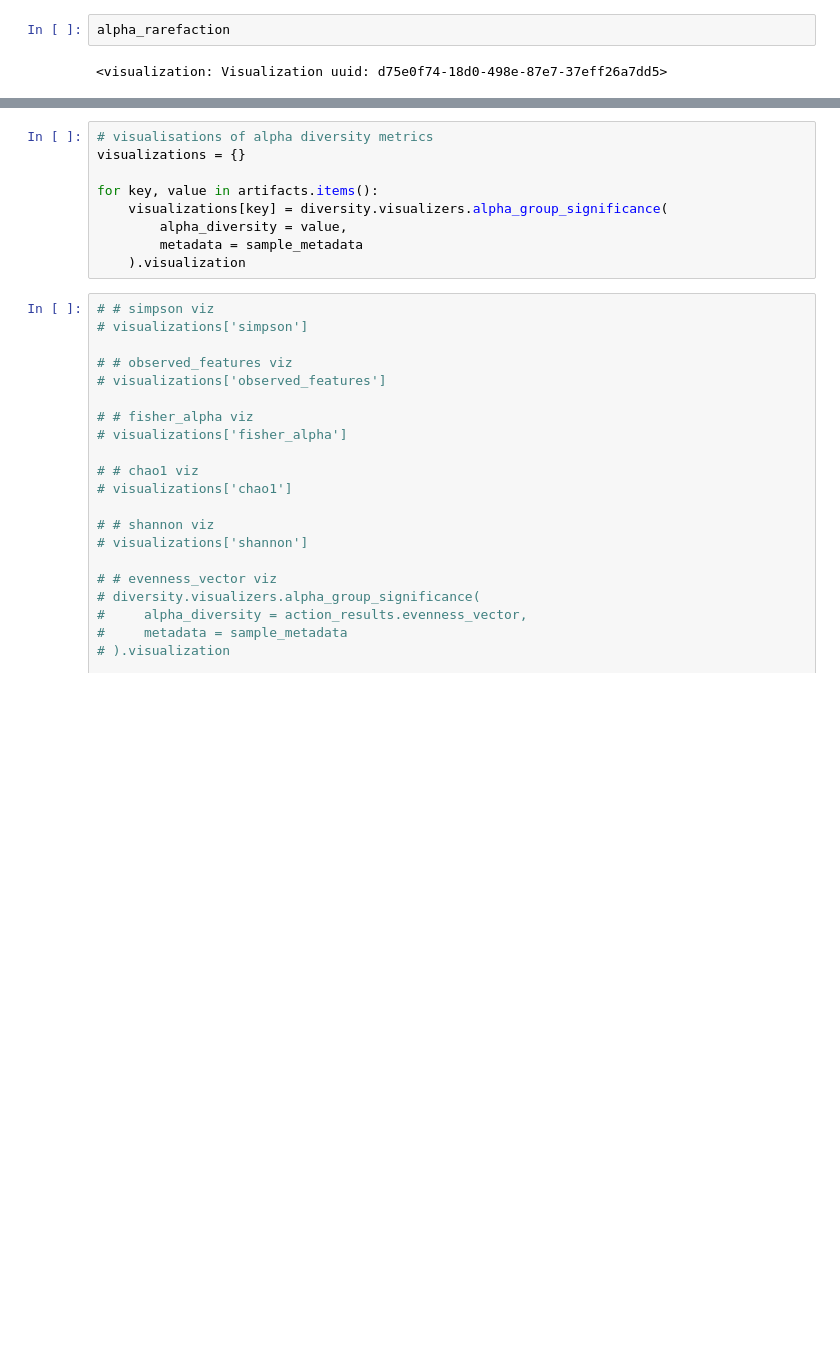
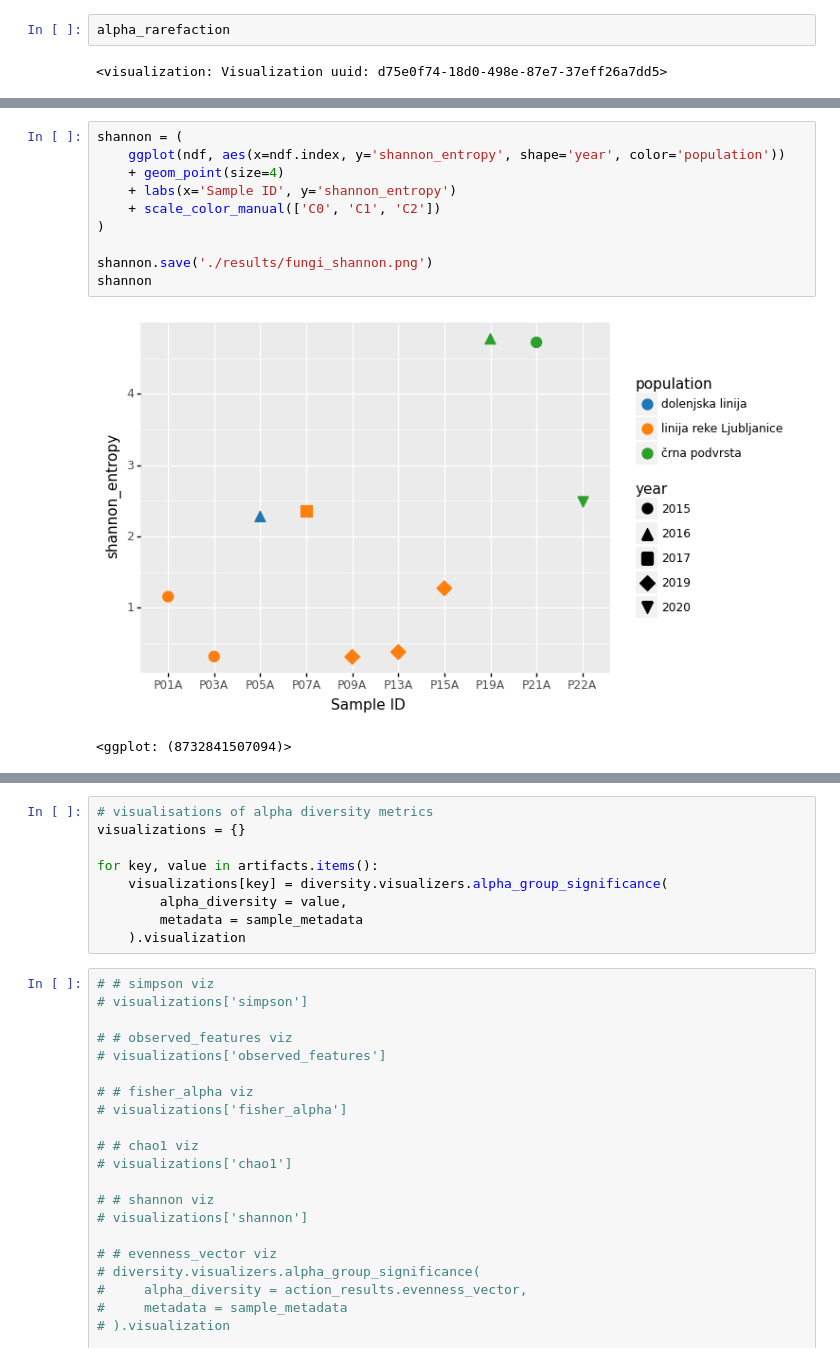
Before and after one commit to nezapajek/proteus-skin-microbiome, a Jupyter notebook: fungi/03_alpha-beta-diversity.ipynb, the cells around one changed output, grey strips where cells are left out. Drawn from its saved outputs; the diff is of its cells as text; blank space fills up the shorter version.

```diff
--- a/fungi/03_alpha-beta-diversity.ipynb
+++ b/fungi/03_alpha-beta-diversity.ipynb
@@ -280,0 +281,13 @@ p
+# %%
+shannon = (
+    ggplot(ndf, aes(x=ndf.index, y='shannon_entropy', shape='year', color='population'))
+    + geom_point(size=4)
+    + labs(x='Sample ID', y='shannon_entropy')
+    + scale_color_manual(['C0', 'C1', 'C2'])
+)
+
+shannon.save('./results/fungi_shannon.png')
+shannon
+# %% [output]
+[figure, added]
+<ggplot: (8732841507094)>
```
Also changed, not shown: parts of 16 cells of this notebook, 21 other files.
